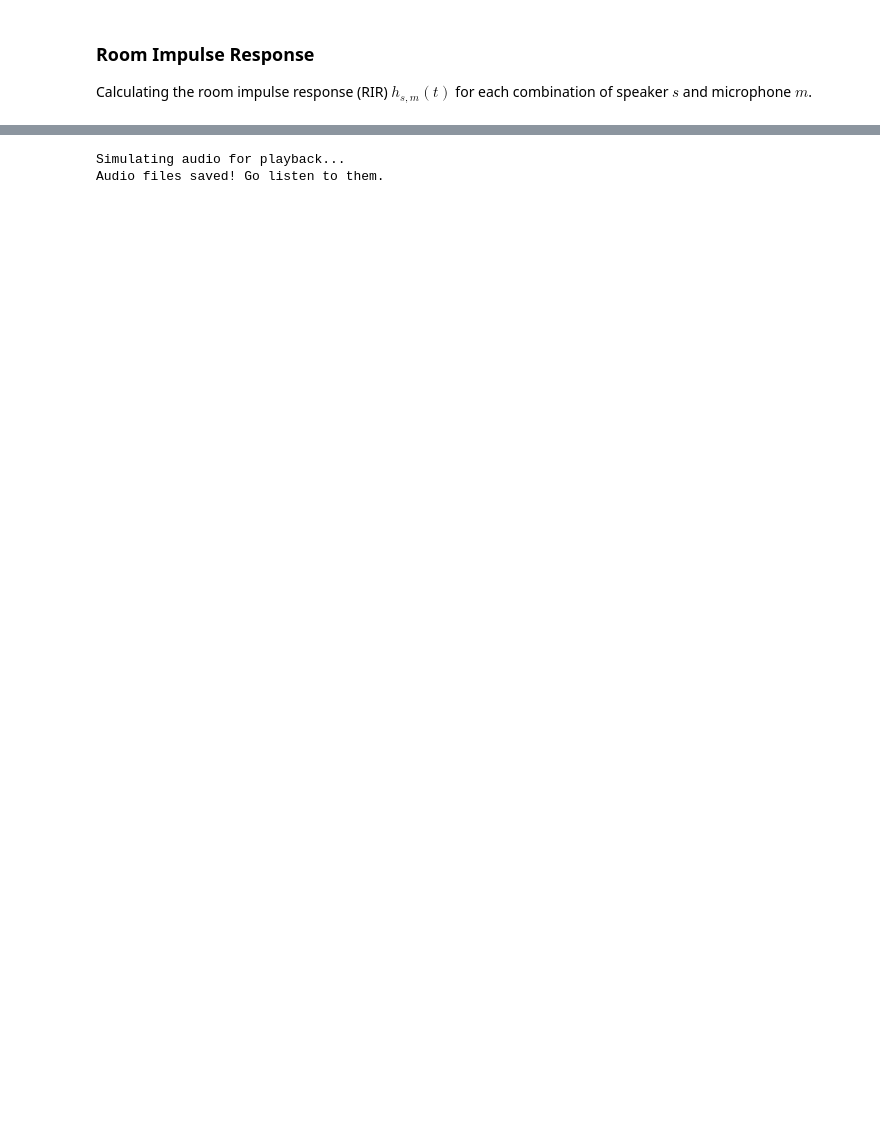
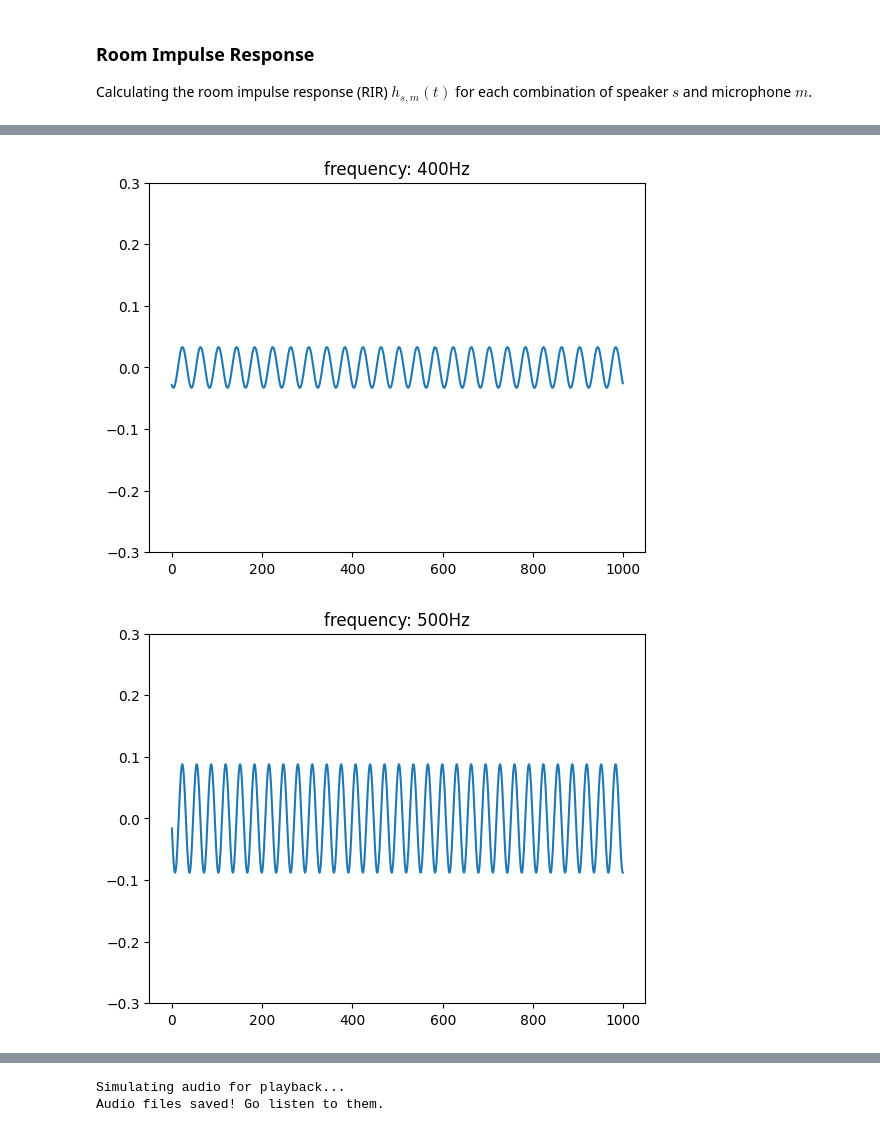
Before and after one commit to felipe-lund/sound-zones, a Jupyter notebook: shoebox_trial.ipynb, the cells around one changed output, grey strips where cells are left out. Saved outputs shown, nothing was run; the diff lists cells and outputs as text; code cells hidden in the pictures; blank space fills up the shorter version.

```diff
--- a/shoebox_trial.ipynb
+++ b/shoebox_trial.ipynb
@@ -185,46 +190,62 @@ t = np.arange(0, duration, 1/fs)
 listening_room = pra.ShoeBox(room_dim, fs=fs, max_order=3, air_absorption=True)
 
 # 3. Generate and add the speaker signals using optimal_g
+num_speakers = all_speakers.shape[1] # Should be 40
 for i in range(num_speakers):
-    # Extract volume (magnitude) and delay (phase) from the complex weight
-    mag = np.abs(optimal_g[i])
-    phase = np.angle(optimal_g[i])
+    total_signal = np.zeros(len(t))
+    for freq in [400, 500, 600]:
 
-    # Create the time-domain sine wave for this specific speaker
-    speaker_signal = mag * np.sin(2 * np.pi * target_freq * t + phase)
+        # Extract volume (magnitude) and delay (phase) from the complex weight
+        freq_g = info_dict[freq]['optimal_g']
+        mag = np.abs(freq_g[i])
+        phase = np.angle(freq_g[i])
+
+        # Create the time-domain sine wave for this specific speaker
+        freq_signal = mag * np.sin(2 * np.pi * freq * t + phase)
+        total_signal += freq_signal
+        if i == 10:
+            plt.plot(freq_signal[:1000])
+            plt.title(f'frequency: {freq}Hz')
+            plt.ylim(-0.3, 0.3)
+            plt.show()
 
     # Add the speaker to the new room at the original coordinates
-    listening_room.add_source(speaker_locs[:, i], signal=speaker_signal)
+    listening_room.add_source(all_speakers[:, i], signal=total_signal)
+    if i == 10:
+        plt.plot(total_signal[:1000])
+        plt.ylim(-0.3, 0.3)
 
 # 4. Place exactly TWO microphones (The listening points)
 # Mic 0 is Bright Center, Mic 1 is Dark Center
 listening_mics = np.vstack((bright_center[0], bright_center[1], 2.5))
 listening_mics = np.hstack((listening_mics, [[dark_center[0]], [dark_center[1]], [2.5]]))
 
 listening_room.add_microphone_array(pra.MicrophoneArray(listening_mics, listening_room.fs))
 
 # 5. Run the Simulation
 print("Simulating audio for playback...")
 listening_room.simulate()
 
 # 6. Extract the audio signals
 # The signals are usually very quiet or very loud depending on the math,
 # so we normalize them to standard audio levels (-1.0 to 1.0) before saving
 bright_audio = listening_room.mic_array.signals[0, :]
 dark_audio = listening_room.mic_array.signals[1, :]
 
 # Find the maximum peak across BOTH signals to preserve their relative volume difference
 max_val = max(np.max(np.abs(bright_audio)), np.max(np.abs(dark_audio)))
 bright_audio_norm = bright_audio / max_val
 dark_audio_norm = dark_audio / max_val
 
 # Convert to 16-bit PCM WAV format
 bright_wav = np.int16(bright_audio_norm * 32767)
 dark_wav = np.int16(dark_audio_norm * 32767)
 
 # 7. Save the files to your current directory
 wav.write("bright_zone_center.wav", fs, bright_wav)
 wav.write("dark_zone_center.wav", fs, dark_wav)
 
 print("Audio files saved! Go listen to them.")
 # %% [output]
+[figure, added]
+[figure, added]
```
Also changed, not shown: parts of 4 cells of this notebook.
